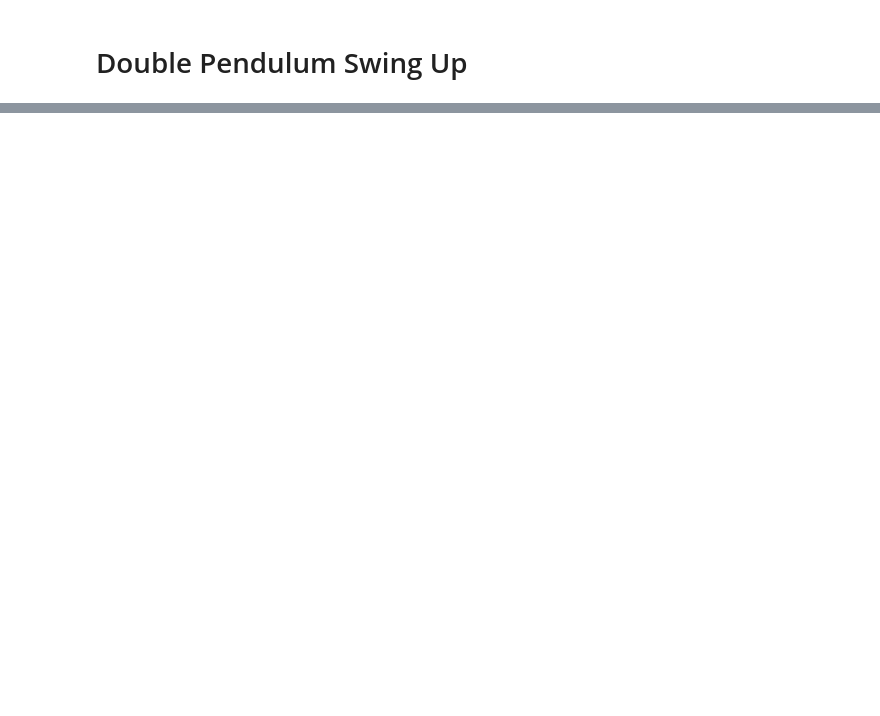
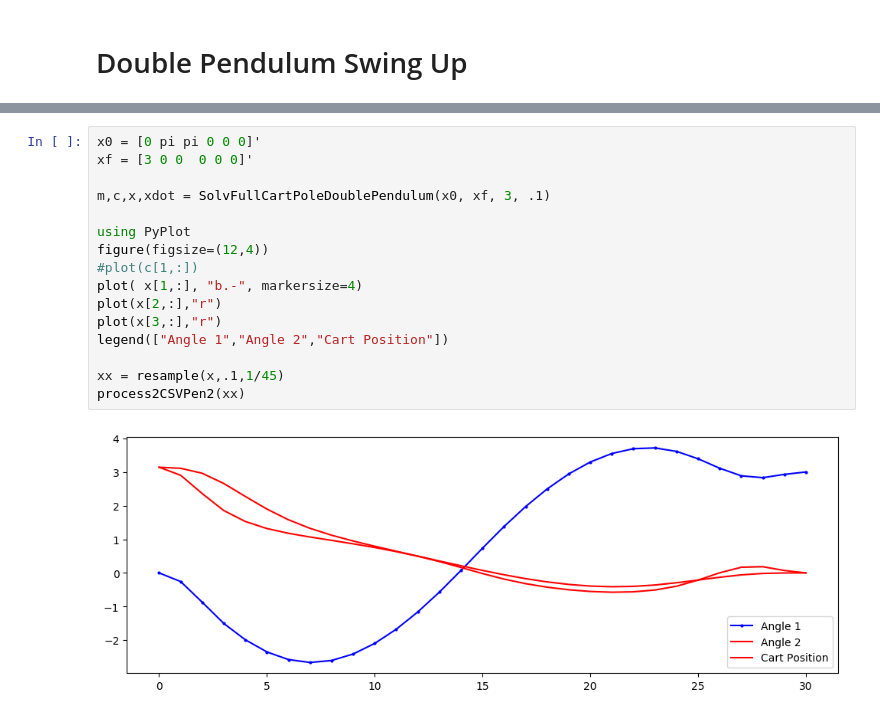
Before and after one commit to the1kieran/pullCartTrajOpt, a Jupyter notebook: finalProject/finalReport.ipynb, the cells around one changed output, grey strips where cells are left out. Drawn from its saved outputs; the diff is of its cells as text; blank space fills up the shorter version.

```diff
--- a/finalProject/finalReport.ipynb
+++ b/finalProject/finalReport.ipynb
@@ -1168,0 +1334,18 @@ Adjusting lambda allows the optimizer to find a solution that avoids the object
+# %%
+x0 = [0 pi pi 0 0 0]'
+xf = [3 0 0  0 0 0]'
+
+m,c,x,xdot = SolvFullCartPoleDoublePendulum(x0, xf, 3, .1)
+
+using PyPlot
+figure(figsize=(12,4))
+#plot(c[1,:])
+plot( x[1,:], "b.-", markersize=4)
+plot(x[2,:],"r")
+plot(x[3,:],"r")
+legend(["Angle 1","Angle 2","Cart Position"])
+
+xx = resample(x,.1,1/45)
+process2CSVPen2(xx)
+# %% [output]
+[figure, added]
```
Also changed, not shown: parts of 40 cells of this notebook.
